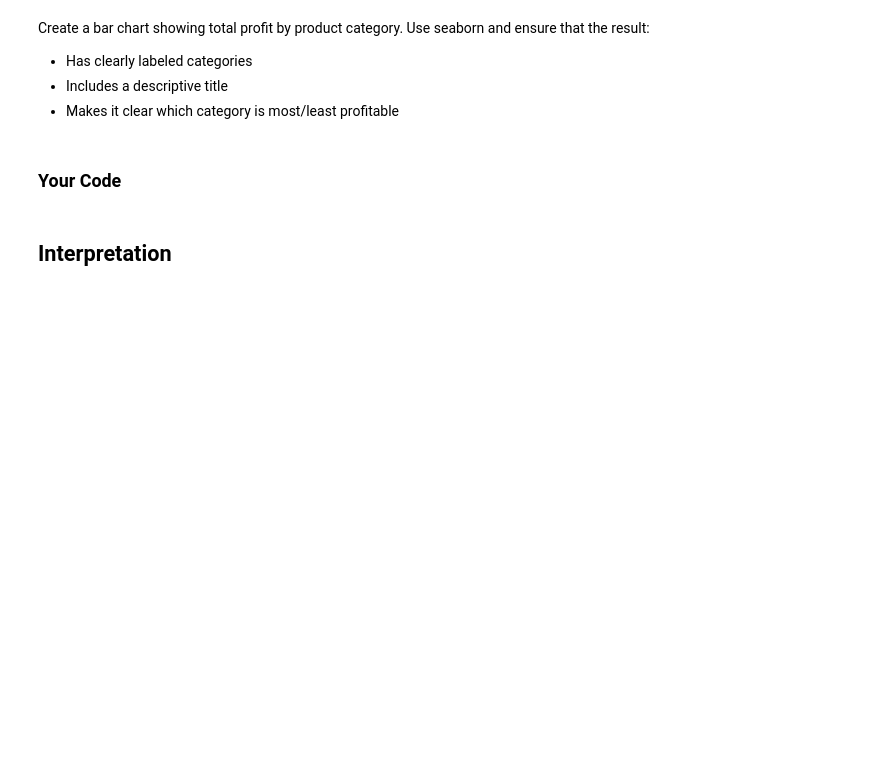
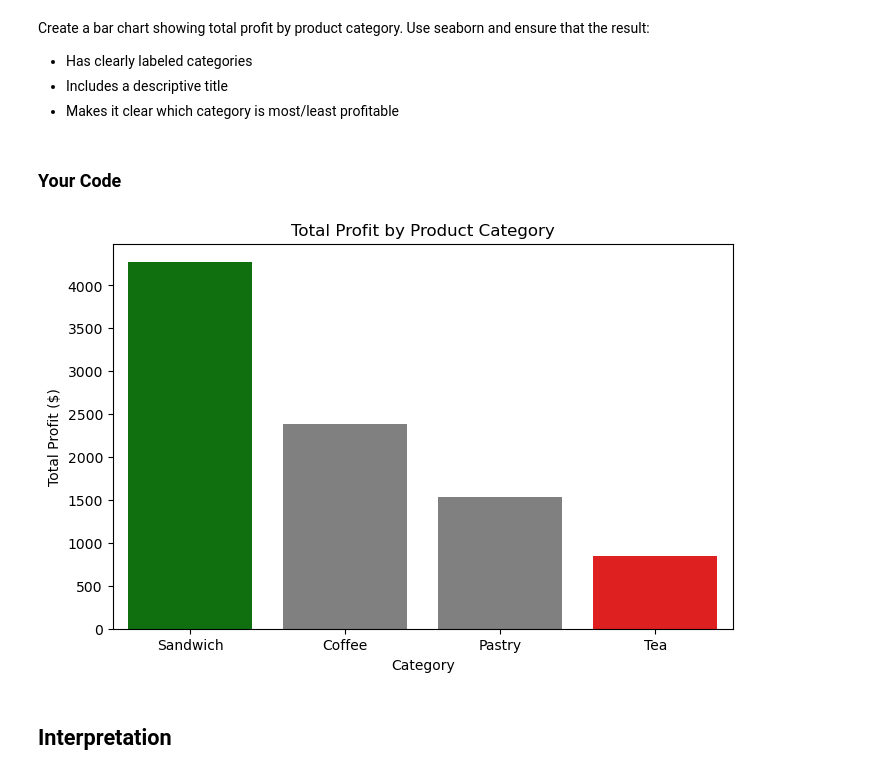
Before and after one commit to osamaabofarsakh25-cpu/py4eda-work, a Jupyter notebook: test2b/test_2b.ipynb, the cells around one changed output. Drawn from its saved outputs; the diff is of its cells as text; code cells hidden in the pictures; blank space fills up the shorter version.

Commit message:
Tasks 1,2,3,4,5 and 6 were solved, remains Interpretation

```diff
--- a/test2b/test_2b.ipynb
+++ b/test2b/test_2b.ipynb
@@ -311,6 +339,36 @@ Create a bar chart showing total profit by product category. Use seaborn and ens
 ### Your Code
 # %%
 # Task 6: use sns.barplot() with aggregated data
+
+# Assign category summary from task 4 to a new variable and reset category index (make a copy)
+plot_data = category_summary.reset_index().copy()
+
+# identify max and min (for colors)
+max_pos = plot_data["total_profit"].idxmax()
+min_pos = plot_data["total_profit"].idxmin()
+
+# build color list
+colors = ["gray"] * len(plot_data)                    # I used this to make categories clear with color
+colors[max_pos] = "green"   # highest total profit
+colors[min_pos] = "red"     # lowest total profit
+
+# create plot
+plt.figure(figsize=(8,5))           # choose appropriate figsize
+sns.barplot(                        # seaborn as the question asked
+    data=plot_data,
+    x="category",
+    y="total_profit",
+    palette=colors,
+    hue="category",                 # I need to use hue to remove warning
+    legend=False                    # the question not asked for legend (legend= false)
+)
+
+plt.title("Total Profit by Product Category")      # descrptive title
+plt.xlabel("Category")                             # x label (category)
+plt.ylabel("Total Profit ($)")                     # y label ( total profit)
+plt.show()                                         # display graph
+# %% [output]
+[figure, added]
 # %% [markdown]
 ## Interpretation
 # %% [markdown]
```
Also changed, not shown: parts of 1 cell of this notebook.
